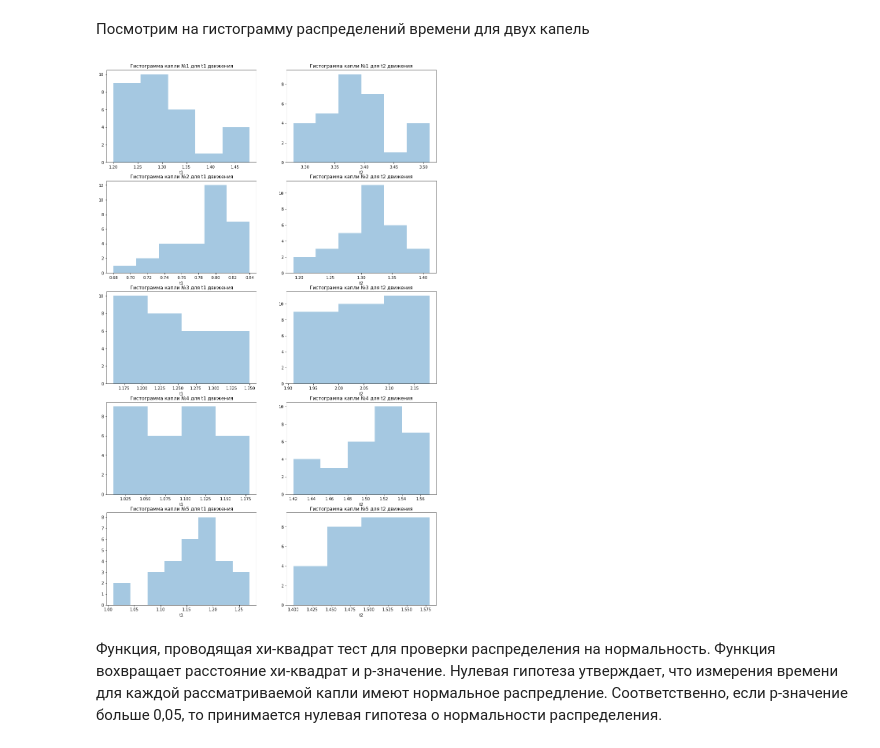
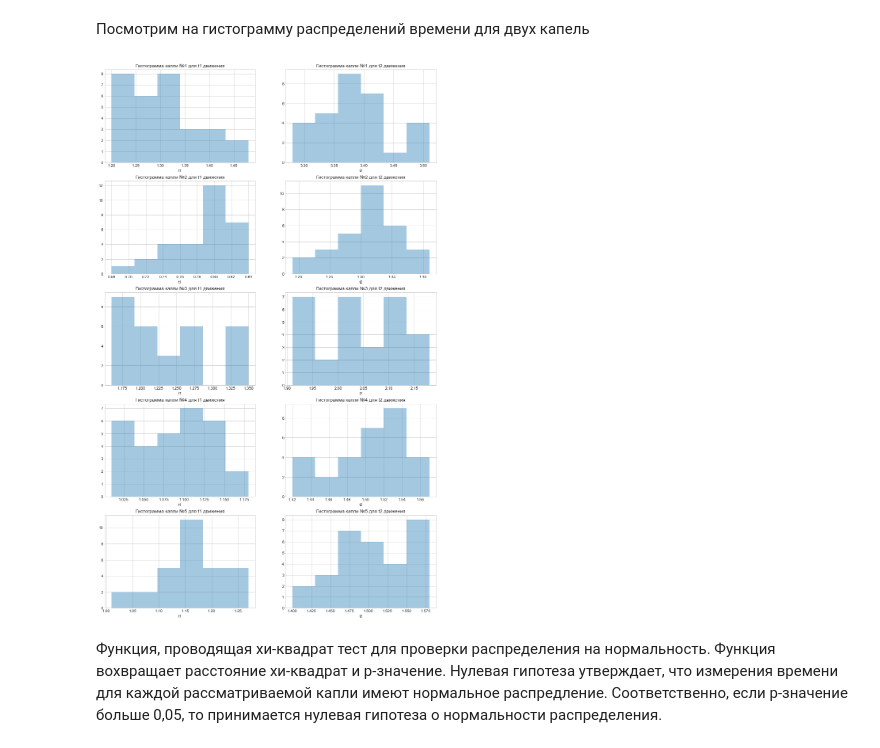
Before and after one commit to BloomBabe/Millikan-s-experience, a Jupyter notebook: notebooks/analyze_v2.ipynb, the cells around one changed output. Cells and saved outputs as stored; diff of their text form; code cells hidden in the pictures.

```diff
--- a/notebooks/analyze_v2.ipynb
+++ b/notebooks/analyze_v2.ipynb
@@ -38,11 +38,11 @@ data.head()
 # %%
 _, axs = plt.subplots(nrows=len(data.number.unique()), ncols=2,figsize=(15, 25))
 for i, time in enumerate(['t1', 't2']):
     for n, num in enumerate(data.number.unique()):
-        ax = sns.distplot(data[data.number==num][time], kde=False, ax=axs[n, i])
+        ax = sns.distplot(data[data.number==num][time], kde=False,bins=6, ax=axs[n, i])
         ax.set_title(f'Гистограмма капли №{num} для {time} движения')
 # %% [output]
-[figure, old version]
+[figure, new version]
 # %% [markdown]
 Функция, проводящая хи-квадрат тест для проверки распределения на нормальность.
 Функция вохвращает расстояние хи-квадрат и p-значение.
```
Also changed, not shown: parts of 3 cells of this notebook.
